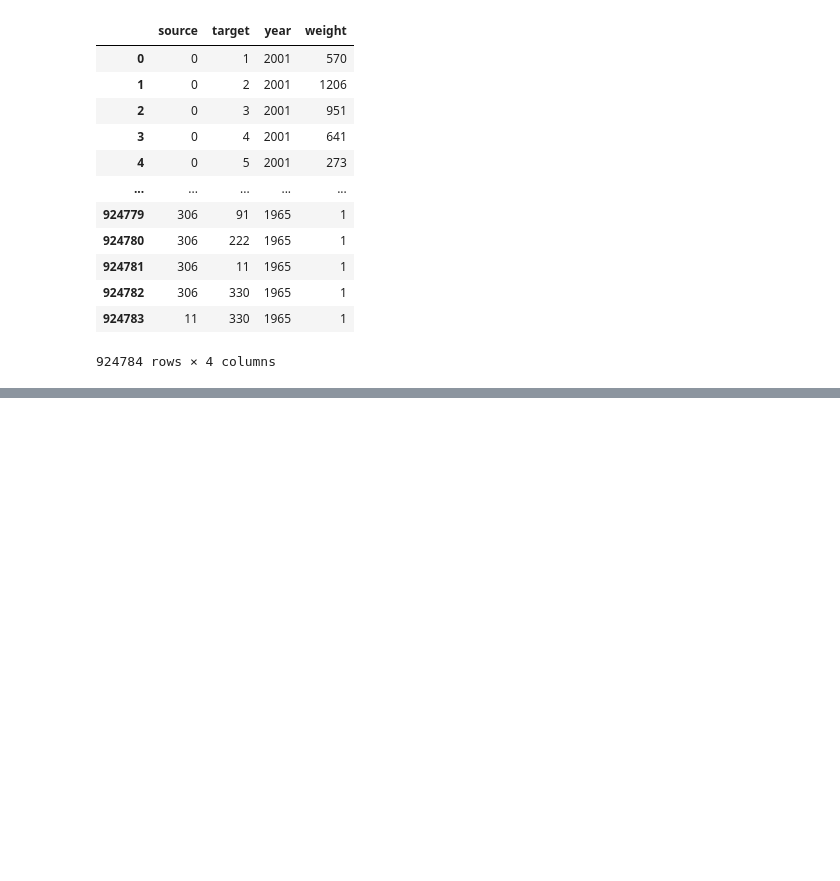
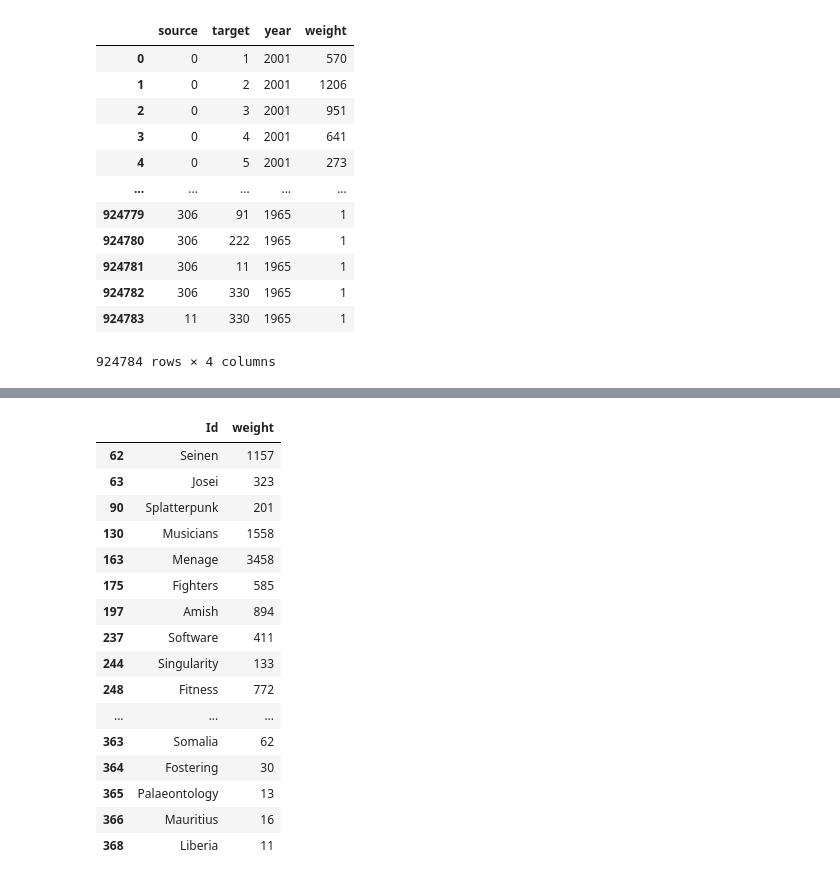
Before and after one commit to curtisguillaume/data_analyse_des_reseaux_sociaux, a Jupyter notebook: preprocessing_data_books.ipynb, the cells around one changed output, grey strips where cells are left out. Saved outputs shown, nothing was run; the diff lists cells and outputs as text; code cells hidden in the pictures; blank space fills up the shorter version.

```diff
--- a/preprocessing_data_books.ipynb
+++ b/preprocessing_data_books.ipynb
@@ -956,3 +979,15 @@ edges
 924784 rows × 4 columns
 # %%
 edges.to_csv("edges_yearly_ids.csv", index=False)
+# %%
+nodes_1950 = pd.read_csv("nodes_1950_1969.csv")
+nodes_1970 = pd.read_csv("nodes_1970_1989.csv")
+# %%
+# Supposons que la colonne des IDs s'appelle "id"
+ids_1950 = nodes_1950["Id"]
+ids_1970 = nodes_1970["Id"]
+
+# IDs présents dans 1970 mais absents dans 1950
+ids_diff = ids_1970[~ids_1970.isin(ids_1950)]
+
+print(ids_diff)
@@ -958,0 +1012,22 @@ edges.to_csv("edges_yearly_ids.csv", index=False)
+# %%
+df_diff = nodes_1970[nodes_1970["Id"].isin(ids_diff)]
+# %%
+df_diff
+# %% [output]
+|  | Id | weight |
+| 62 | Seinen | 1157 |
+| 63 | Josei | 323 |
+| 90 | Splatterpunk | 201 |
+| 130 | Musicians | 1558 |
+| 163 | Menage | 3458 |
+| 175 | Fighters | 585 |
+| 197 | Amish | 894 |
+| 237 | Software | 411 |
+| 244 | Singularity | 133 |
+| 248 | Fitness | 772 |
+| ... | ... | ... |
+| 363 | Somalia | 62 |
+| 364 | Fostering | 30 |
+| 365 | Palaeontology | 13 |
+| 366 | Mauritius | 16 |
+| 368 | Liberia | 11 |
```
Also changed, not shown: parts of 3 cells of this notebook.
